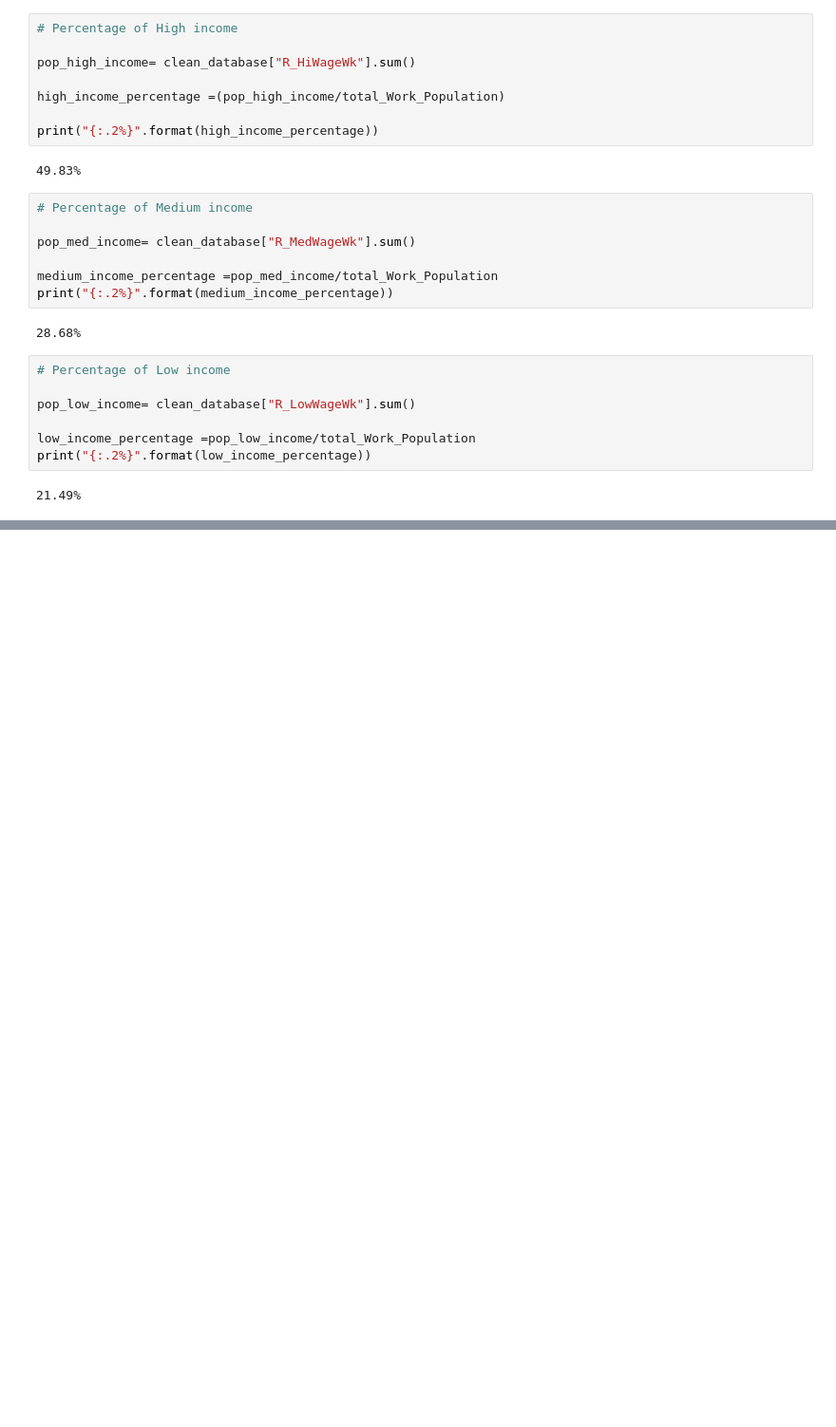
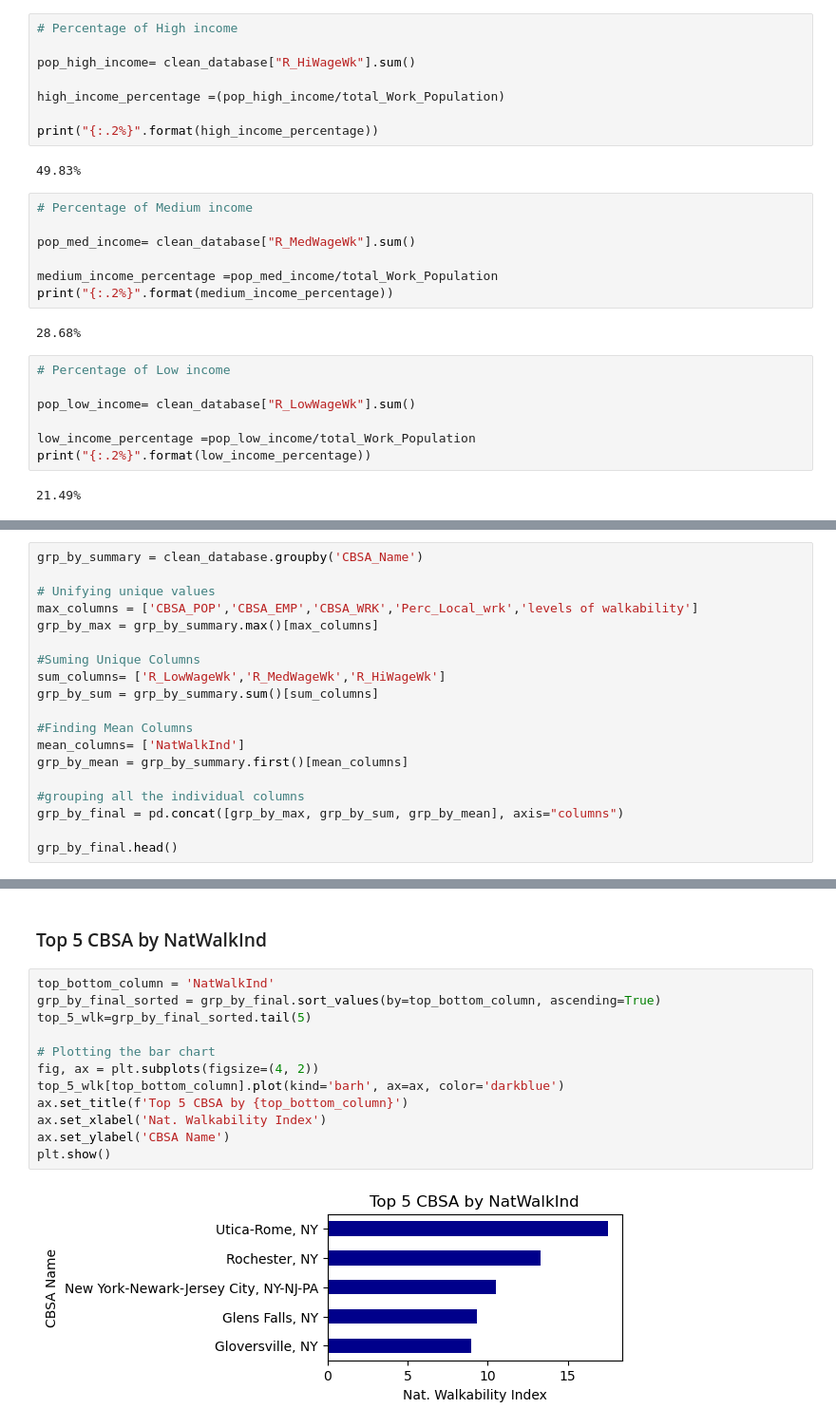
Before and after one commit to fgsalomao/Study---Immigrant-housing-by-class, a Jupyter notebook: NY-walkability.ipynb, the cells around one changed output, grey strips where cells are left out. Shown at 95% size. Saved outputs shown, nothing was run; the diff lists cells and outputs as text; blank space fills up the shorter version.

```diff
--- a/NY-walkability.ipynb
+++ b/NY-walkability.ipynb
@@ -317,0 +349,19 @@ NY_summary
+# %%
+grp_by_summary = clean_database.groupby('CBSA_Name')
+
+# Unifying unique values
+max_columns = ['CBSA_POP','CBSA_EMP','CBSA_WRK','Perc_Local_wrk','levels of walkability']
+grp_by_max = grp_by_summary.max()[max_columns]
+
+#Suming Unique Columns
+sum_columns= ['R_LowWageWk','R_MedWageWk','R_HiWageWk']
+grp_by_sum = grp_by_summary.sum()[sum_columns]
+
+#Finding Mean Columns
+mean_columns= ['NatWalkInd']
+grp_by_mean = grp_by_summary.first()[mean_columns]
+
+#grouping all the individual columns
+grp_by_final = pd.concat([grp_by_max, grp_by_sum, grp_by_mean], axis="columns")
+
+grp_by_final.head()
@@ -317,0 +376,16 @@ NY_summary
+# %% [markdown]
+### Top 5 CBSA by NatWalkInd
+# %%
+top_bottom_column = 'NatWalkInd'
+grp_by_final_sorted = grp_by_final.sort_values(by=top_bottom_column, ascending=True)
+top_5_wlk=grp_by_final_sorted.tail(5)
+
+# Plotting the bar chart
+fig, ax = plt.subplots(figsize=(4, 2))
+top_5_wlk[top_bottom_column].plot(kind='barh', ax=ax, color='darkblue')
+ax.set_title(f'Top 5 CBSA by {top_bottom_column}')
+ax.set_xlabel('Nat. Walkability Index')
+ax.set_ylabel('CBSA Name')
+plt.show()
+# %% [output]
+[figure, added]
```
Also changed, not shown: parts of 18 cells of this notebook, 1 other file.
